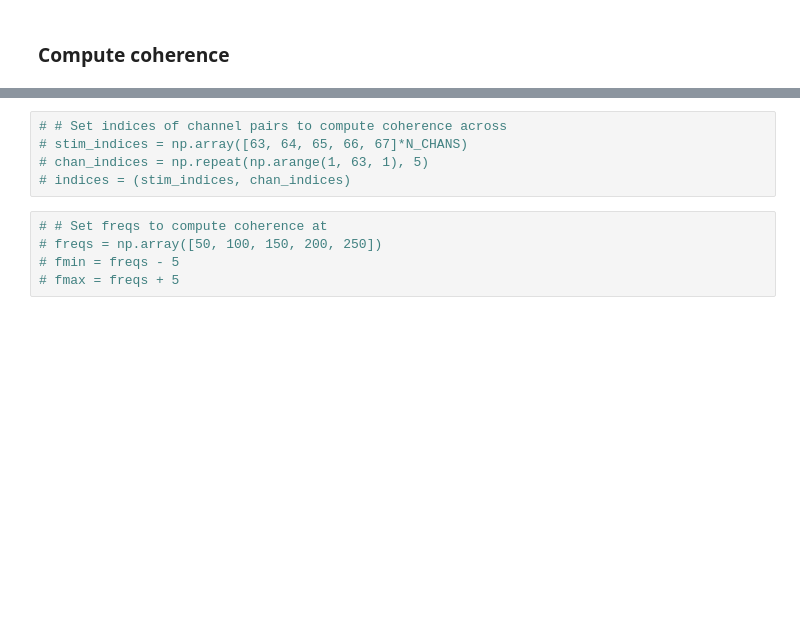
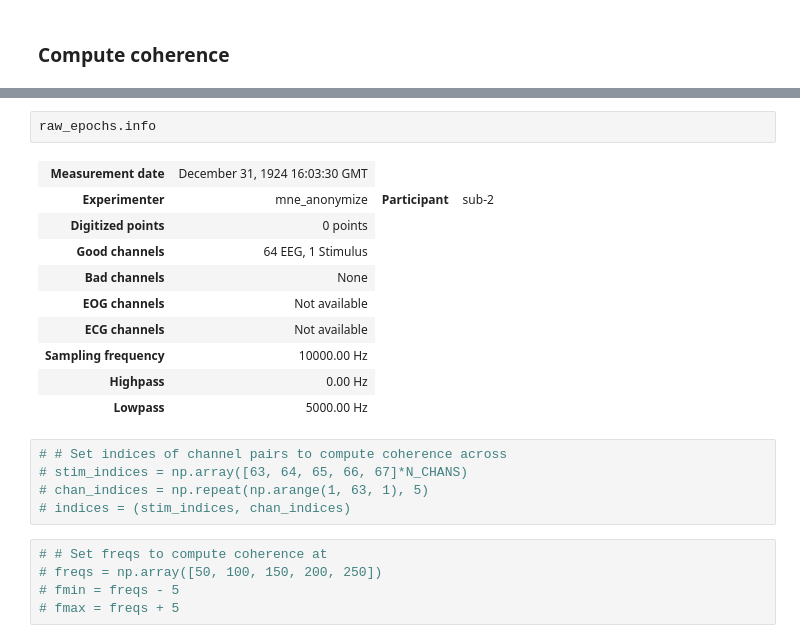
Before and after one commit to letitiayhho/tone-target-monitoring-2, a Jupyter notebook: scripts/coherence_by_condition.ipynb, the cells around one changed output, grey strips where cells are left out. Saved outputs shown, nothing was run; the diff lists cells and outputs as text; blank space fills up the shorter version.

```diff
--- a/scripts/coherence_by_condition.ipynb
+++ b/scripts/coherence_by_condition.ipynb
@@ -168,3 +306,16 @@ combined_epochs = mne.epochs.add_channels_epochs([epochs, simulated_epochs])
+# %%
+raw_epochs.info
+# %% [output]
+| Measurement date | December 31, 1924 16:03:30 GMT |
+| Experimenter | mne_anonymize | Participant | sub-2 |
+| Digitized points | 0 points |
+| Good channels | 64 EEG, 1 Stimulus |
+| Bad channels | None |
+| EOG channels | Not available |
+| ECG channels | Not available |
+| Sampling frequency | 10000.00 Hz |
+| Highpass | 0.00 Hz |
+| Lowpass | 5000.00 Hz |
 # %%
 # # Set indices of channel pairs to compute coherence across
 # stim_indices = np.array([63, 64, 65, 66, 67]*N_CHANS)
```
Also changed, not shown: parts of 21 cells of this notebook.
